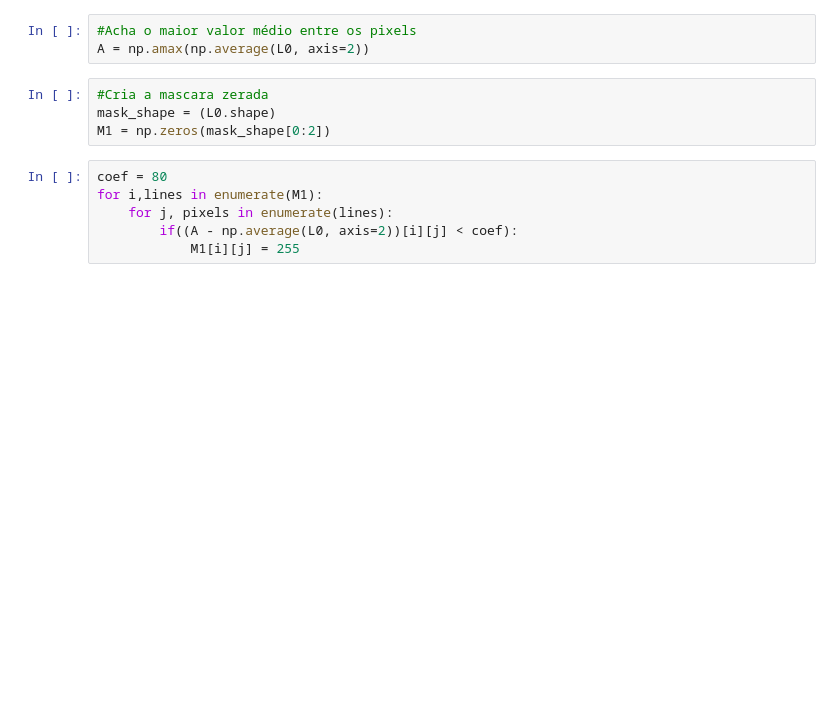
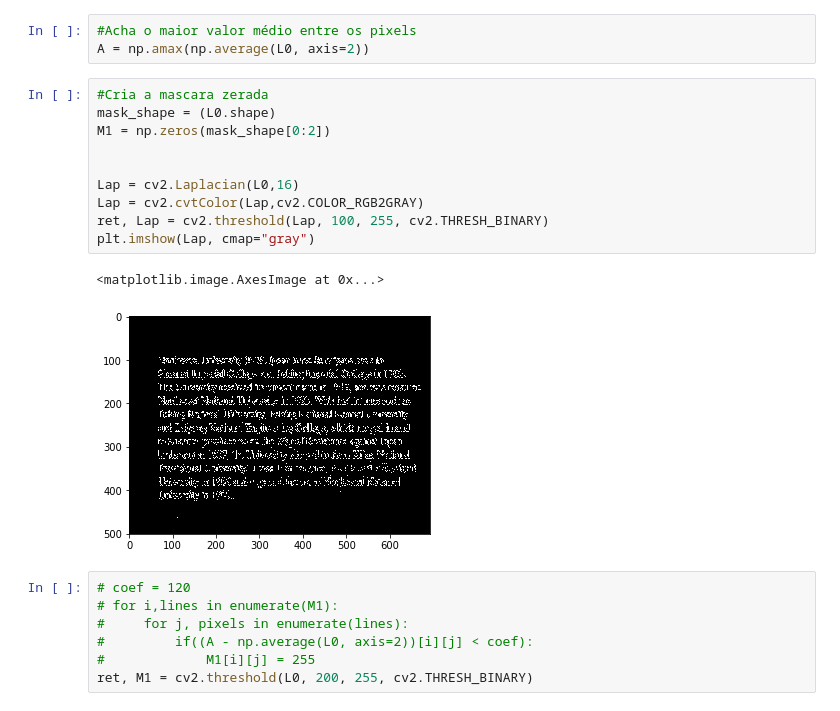
Before and after one commit to LucasKendi/Mascara, a Jupyter notebook: src/mask.ipynb, the cells around one changed output. Cells and saved outputs as stored; diff of their text form; blank space fills up the shorter version.

```diff
--- a/src/mask.ipynb
+++ b/src/mask.ipynb
@@ -39,11 +39,21 @@ A = np.amax(np.average(L0, axis=2))
 # %%
 #Cria a mascara zerada
 mask_shape = (L0.shape)
 M1 = np.zeros(mask_shape[0:2])
+
+
+Lap = cv2.Laplacian(L0,16)
+Lap = cv2.cvtColor(Lap,cv2.COLOR_RGB2GRAY)
+ret, Lap = cv2.threshold(Lap, 100, 255, cv2.THRESH_BINARY)
+plt.imshow(Lap, cmap="gray")
+# %% [output]
+<matplotlib.image.AxesImage at 0x...>
+[figure, added]
 # %%
-coef = 80
-for i,lines in enumerate(M1):
-    for j, pixels in enumerate(lines):
-        if((A - np.average(L0, axis=2))[i][j] < coef):
-            M1[i][j] = 255
+# coef = 120
+# for i,lines in enumerate(M1):
+#     for j, pixels in enumerate(lines):
+#         if((A - np.average(L0, axis=2))[i][j] < coef):
+#             M1[i][j] = 255
+ret, M1 = cv2.threshold(L0, 200, 255, cv2.THRESH_BINARY)
 # %%
```
Also changed, not shown: parts of 8 cells of this notebook, 17 other files.
